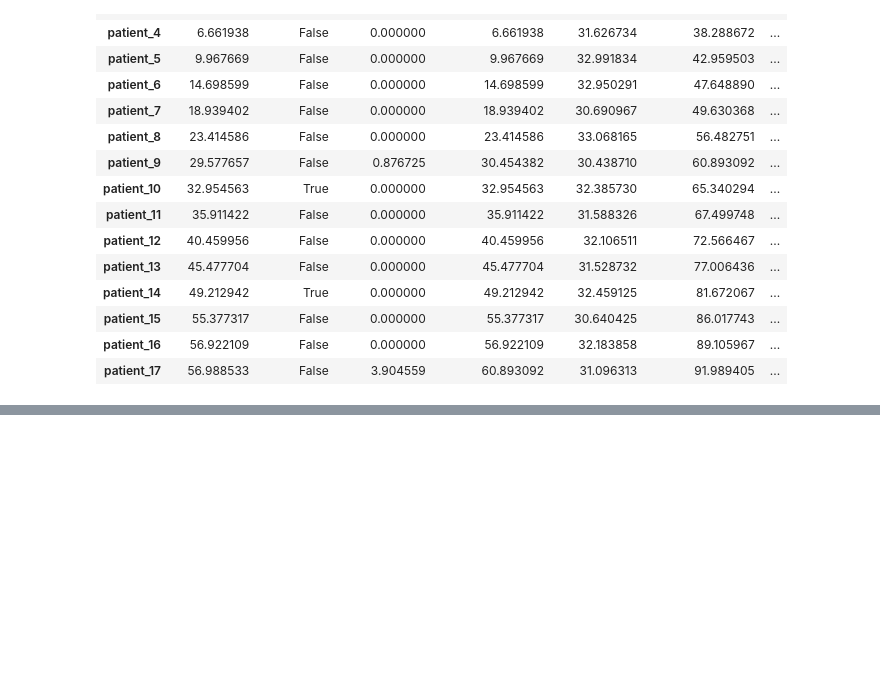
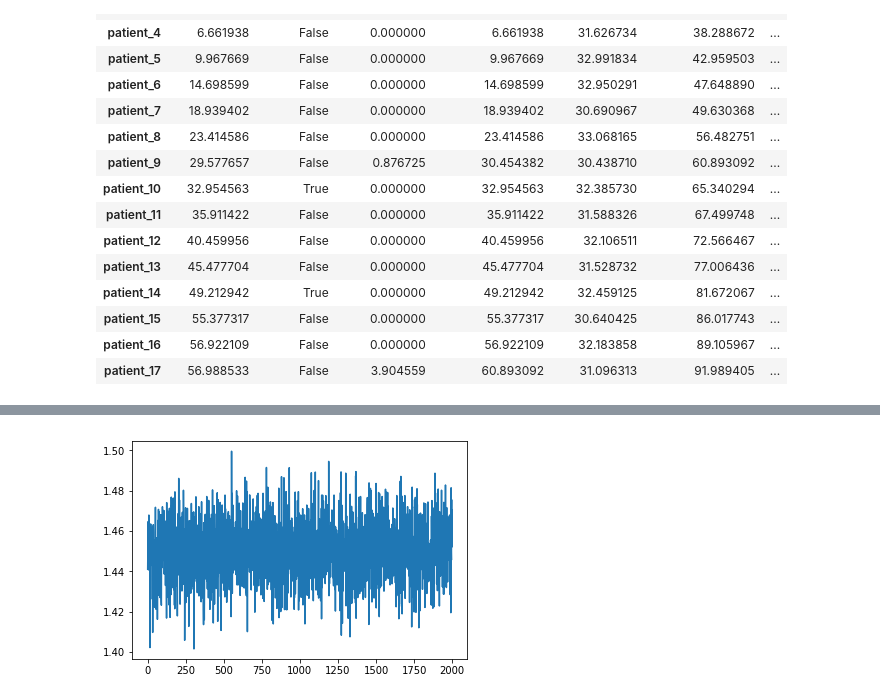
Before and after one commit to QiuyanGuo/Emergency-Room-Simulation, a Jupyter notebook: Checking.ipynb, the cells around one changed output, grey strips where cells are left out. Cells and saved outputs as stored; diff of their text form; code cells hidden in the pictures; blank space fills up the shorter version.

```diff
--- a/Checking.ipynb
+++ b/Checking.ipynb
@@ -126,0 +189,5 @@ Total running time is 1.987s
+# %%
+plt.plot(ut_doctor)
+plt.show()
+# %% [output]
+[figure, added]
```
Also changed, not shown: parts of 11 cells of this notebook.
